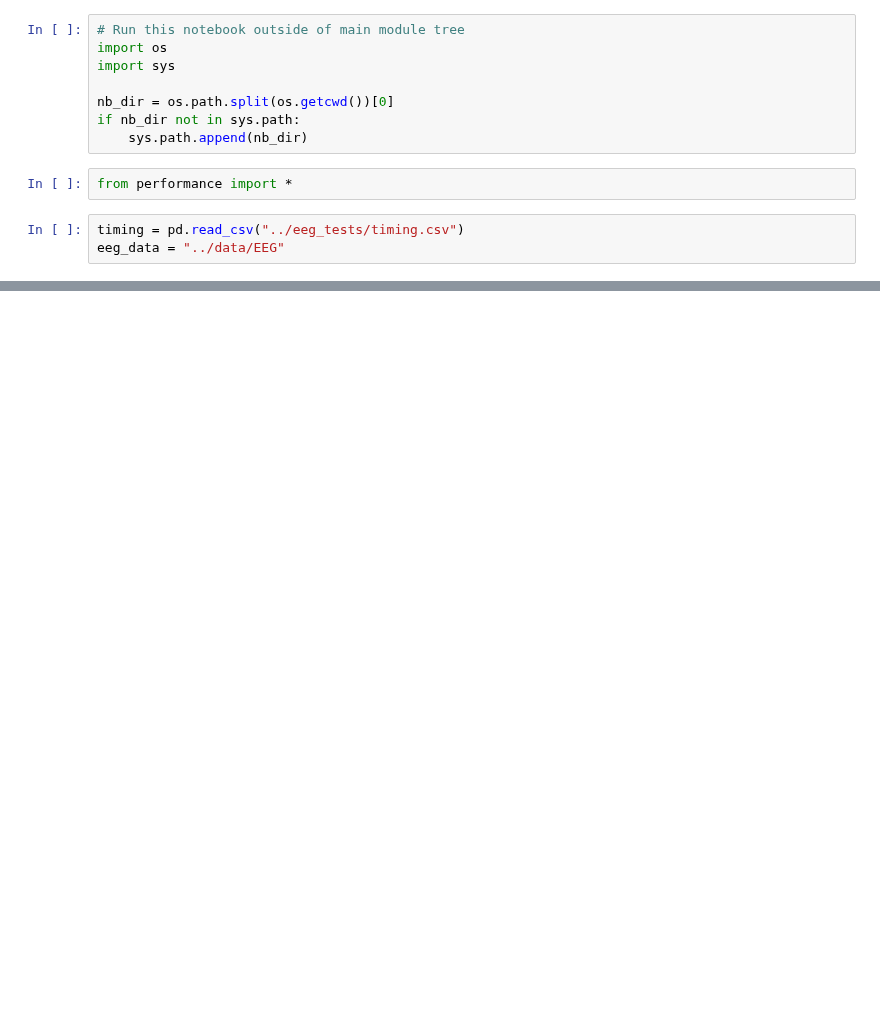
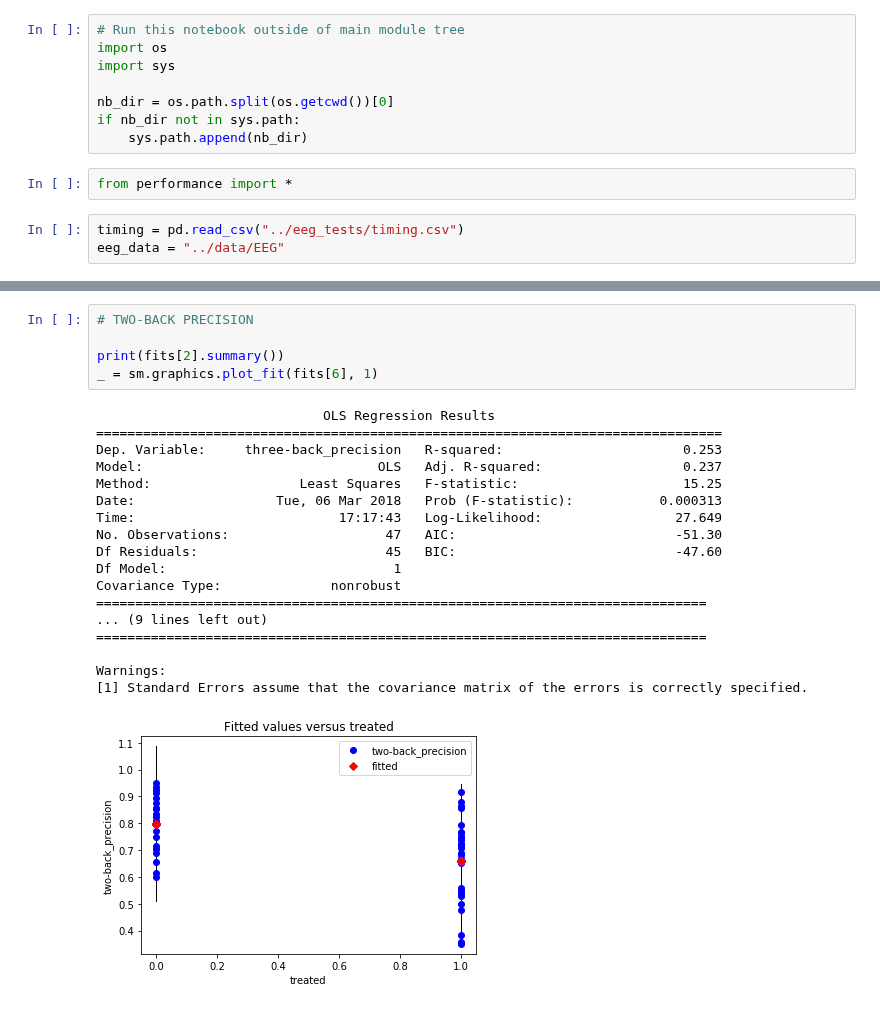
Before and after one commit to nandanrao/education, a Jupyter notebook: eeg/test-performance.ipynb, the cells around one changed output, grey strips where cells are left out. Saved outputs shown, nothing was run; the diff lists cells and outputs as text; blank space fills up the shorter version.

```diff
--- a/eeg/test-performance.ipynb
+++ b/eeg/test-performance.ipynb
@@ -48,0 +97,24 @@ perf_df.pivot_table(index=['user', 'test', 'metric'], values='score').unstack(le
+# %%
+# TWO-BACK PRECISION
+
+print(fits[2].summary())
+_ = sm.graphics.plot_fit(fits[6], 1)
+# %% [output]
+                             OLS Regression Results
+================================================================================
+Dep. Variable:     three-back_precision   R-squared:                       0.253
+Model:                              OLS   Adj. R-squared:                  0.237
+Method:                   Least Squares   F-statistic:                     15.25
+Date:                  Tue, 06 Mar 2018   Prob (F-statistic):           0.000313
+Time:                          17:17:43   Log-Likelihood:                 27.649
+No. Observations:                    47   AIC:                            -51.30
+Df Residuals:                        45   BIC:                            -47.60
+Df Model:                             1
+Covariance Type:              nonrobust
+==============================================================================
+... (9 lines left out)
+==============================================================================
+
+Warnings:
+[1] Standard Errors assume that the covariance matrix of the errors is correctly specified.
+[figure, added]
```
Also changed, not shown: parts of 16 cells of this notebook, 3 other files.
